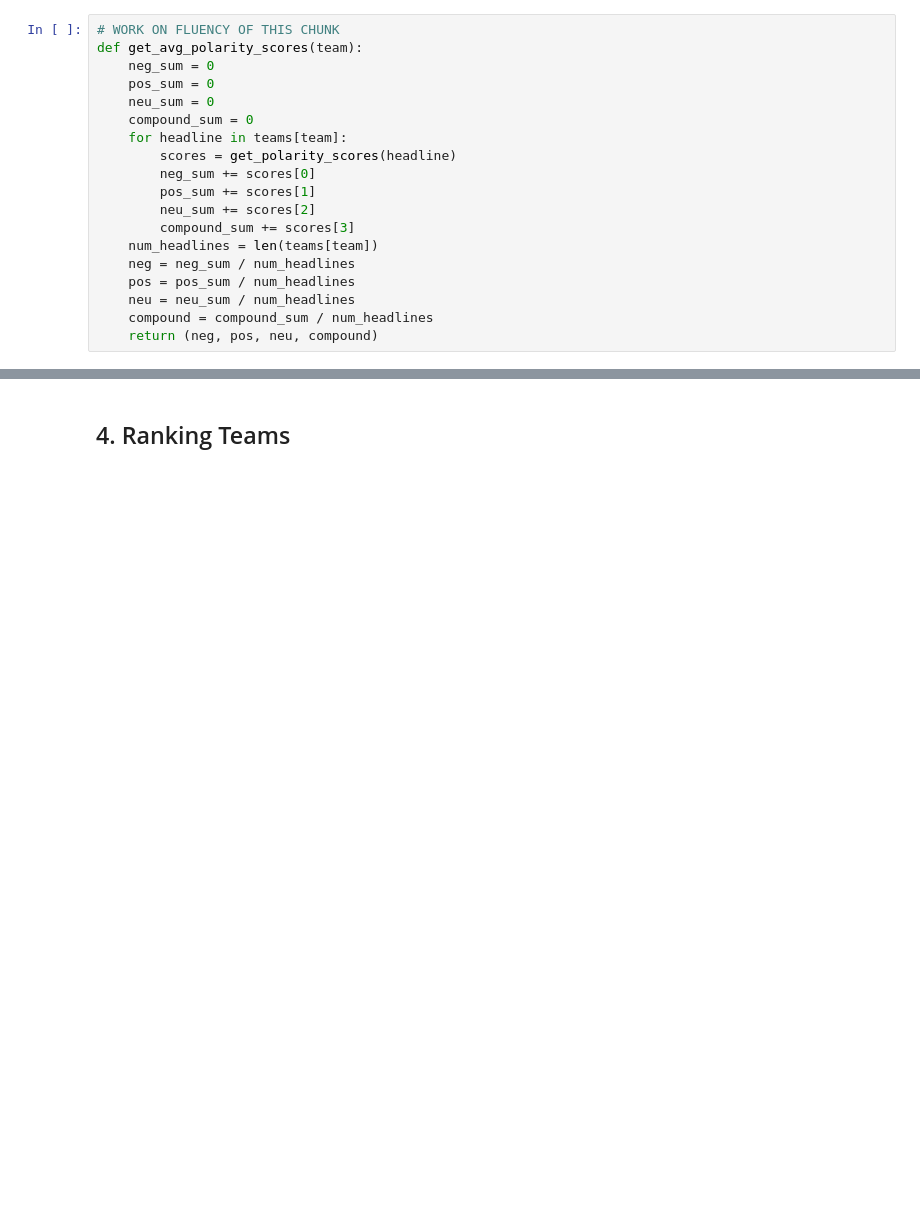
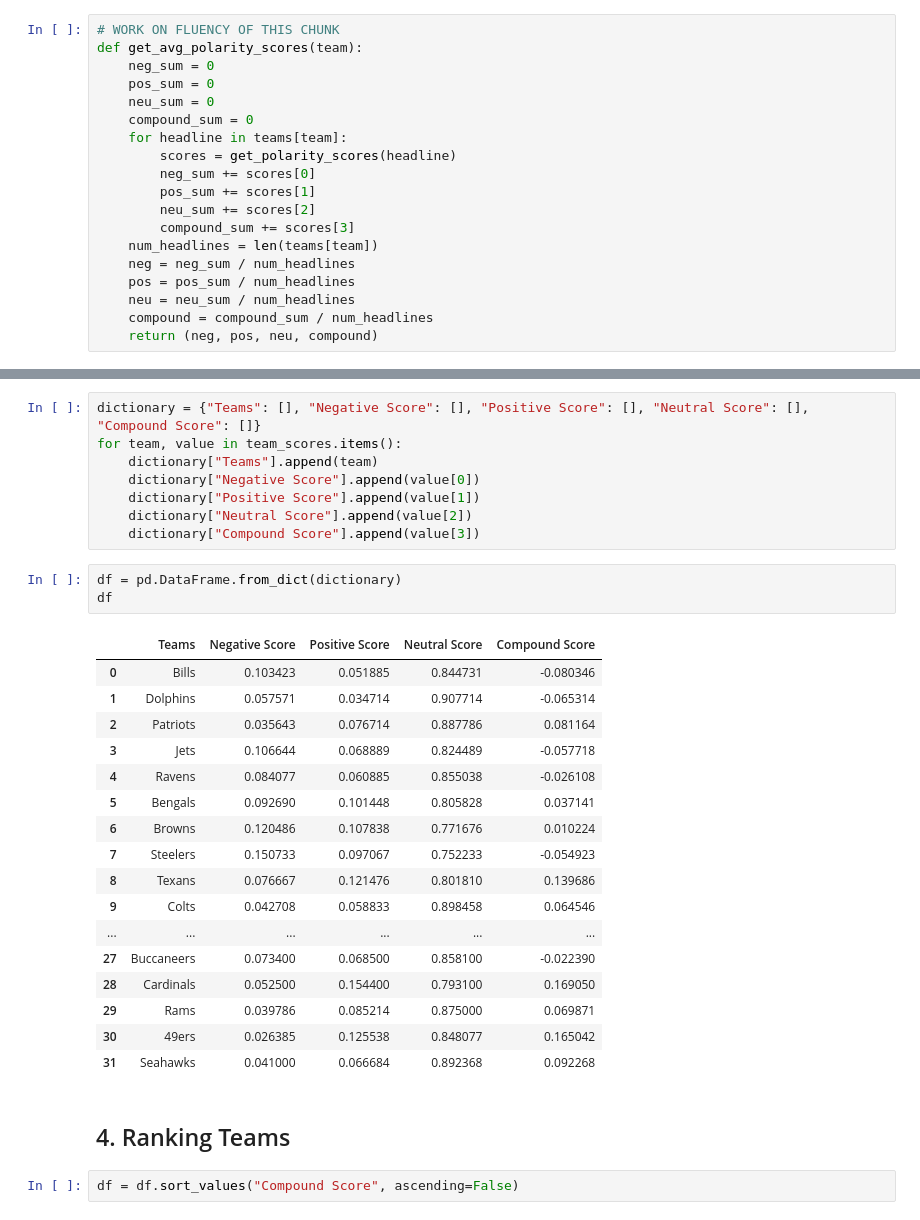
Before and after one commit to mmcgrath4/Final, a Jupyter notebook: sportssentiment.ipynb, the cells around one changed output, grey strips where cells are left out. Saved outputs shown, nothing was run; the diff lists cells and outputs as text; blank space fills up the shorter version.

Commit message:
working on ranking the teams. job not finished

```diff
--- a/sportssentiment.ipynb
+++ b/sportssentiment.ipynb
@@ -122,2 +140,33 @@ team_scores
+# %%
+dictionary = {"Teams": [], "Negative Score": [], "Positive Score": [], "Neutral Score": [], "Compound Score": []}
+for team, value in team_scores.items():
+    dictionary["Teams"].append(team)
+    dictionary["Negative Score"].append(value[0])
+    dictionary["Positive Score"].append(value[1])
+    dictionary["Neutral Score"].append(value[2])
+    dictionary["Compound Score"].append(value[3])
+# %%
+df = pd.DataFrame.from_dict(dictionary)
+df
+# %% [output]
+|  | Teams | Negative Score | Positive Score | Neutral Score | Compound Score |
+| 0 | Bills | 0.103423 | 0.051885 | 0.844731 | -0.080346 |
+| 1 | Dolphins | 0.057571 | 0.034714 | 0.907714 | -0.065314 |
+| 2 | Patriots | 0.035643 | 0.076714 | 0.887786 | 0.081164 |
+| 3 | Jets | 0.106644 | 0.068889 | 0.824489 | -0.057718 |
+| 4 | Ravens | 0.084077 | 0.060885 | 0.855038 | -0.026108 |
+| 5 | Bengals | 0.092690 | 0.101448 | 0.805828 | 0.037141 |
+| 6 | Browns | 0.120486 | 0.107838 | 0.771676 | 0.010224 |
+| 7 | Steelers | 0.150733 | 0.097067 | 0.752233 | -0.054923 |
+| 8 | Texans | 0.076667 | 0.121476 | 0.801810 | 0.139686 |
+| 9 | Colts | 0.042708 | 0.058833 | 0.898458 | 0.064546 |
+| ... | ... | ... | ... | ... | ... |
+| 27 | Buccaneers | 0.073400 | 0.068500 | 0.858100 | -0.022390 |
+| 28 | Cardinals | 0.052500 | 0.154400 | 0.793100 | 0.169050 |
+| 29 | Rams | 0.039786 | 0.085214 | 0.875000 | 0.069871 |
+| 30 | 49ers | 0.026385 | 0.125538 | 0.848077 | 0.165042 |
+| 31 | Seahawks | 0.041000 | 0.066684 | 0.892368 | 0.092268 |
 # %% [markdown]
 ## 4. Ranking Teams
+# %%
+df = df.sort_values("Compound Score", ascending=False)
```
Also changed, not shown: parts of 4 cells of this notebook, 1 other file.
